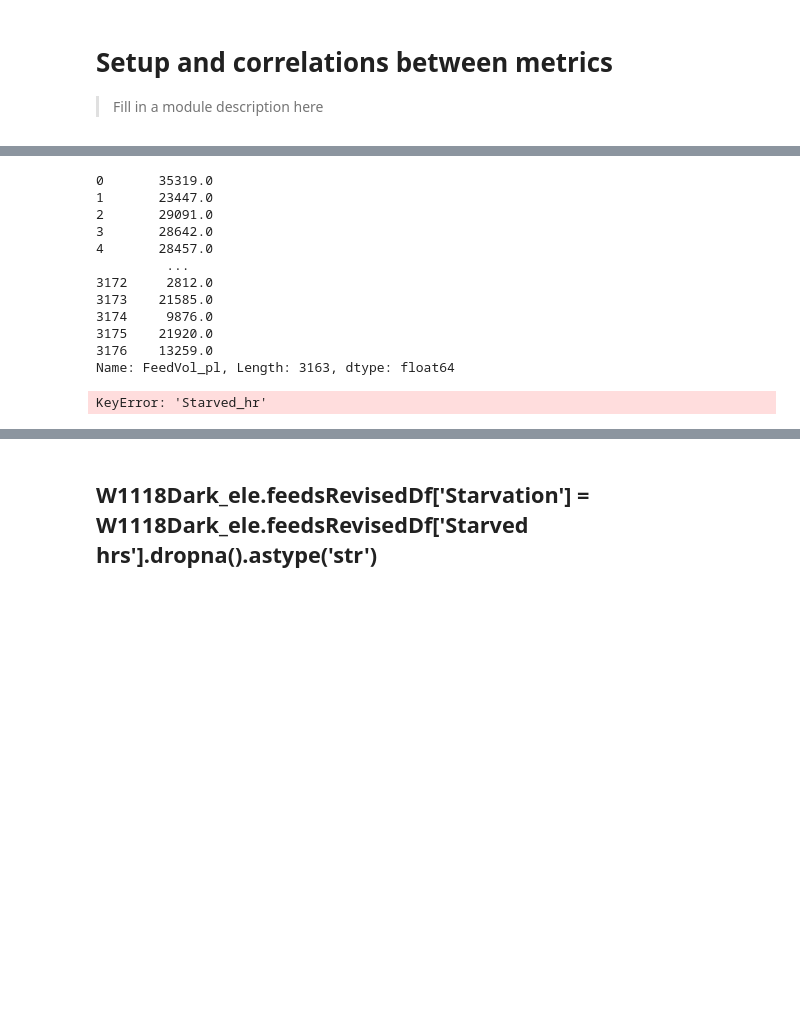
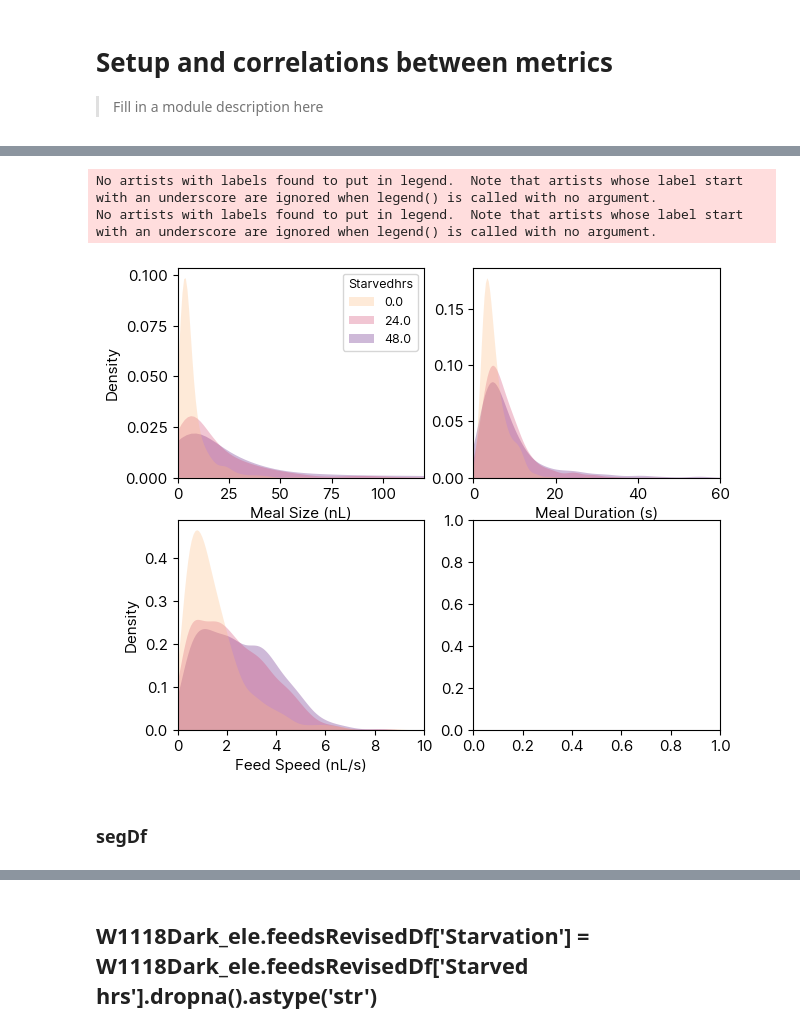
Before and after one commit to sangyu/Holophenotype5HT, a Jupyter notebook: nbs/01_Figures/01_Setup.ipynb, the cells around one changed output, grey strips where cells are left out. Saved outputs shown, nothing was run; the diff lists cells and outputs as text; code cells hidden in the pictures; blank space fills up the shorter version.

```diff
--- a/nbs/01_Figures/01_Setup.ipynb
+++ b/nbs/01_Figures/01_Setup.ipynb
@@ -83,21 +82,54 @@ sns.kdeplot(W1118Dark_ele.feedsRevisedDf['FeedSpeed_nl/s'])
-# %%
-# W1118Dark_ele.feedsRevisedDf['Starved_hrs'] = W1118Dark_ele.feedsRevisedDf['Starved_hrs'].astype('str')
-W1118Dark_ele.feedsRevisedDf['FeedVol_pl']
-# %% [output]
-0       35319.0
-1       23447.0
-2       29091.0
-3       28642.0
-4       28457.0
-         ...
-3172     2812.0
-3173    21585.0
-3174     9876.0
-3175    21920.0
-3176    13259.0
-Name: FeedVol_pl, Length: 3163, dtype: float64
-# %%
-a, b, c = W1118Dark_ele.plotStacked(endMin = 120, metricsToStack = ['Volume', 'Speed'], colorBy = 'Starved_hr',
-                                    figsize = [16*cm, 20*cm], dotratio = 30, plotNonFeeders=False, dotbase=1, )
-# %% [output]
-KeyError: 'Starved_hr'
+# %%
+setFont('inter', 11)
+
+WTStarvedPaletteFloat = {'0.0':sns.color_palette("magma")[5], '24.0':sns.color_palette("magma")[3], '48.0':sns.color_palette("magma")[1]}
+
+histMetrics = {'FeedVol_nl':'Meal Size (nL)',
+               'FeedDuration_s':'Meal Duration (s)',
+               'FeedSpeed_nl/s':'Feed Speed (nL/s)'}
+xlim = {'FeedVol_nl':[0, 120],
+               'FeedDuration_s':[0, 60],
+               'FeedSpeed_nl/s':[0, 10]}
+
+f, axes = plt.subplots(2, 2)
+f.set_size_inches(7, 6)
+setFont('inter', 9)
+n= 0
+for m in histMetrics.keys():
+    segDf = W1118Dark_ele.feedsRevisedDf.melt(value_vars = [m], id_vars = ['ChamberID', 'Starvedhrs']).dropna().sort_values(by = 'Starvedhrs')
+    # sns.histplot(segDf, x = 'value', ax = axes.flatten()[0], bins = 20, alpha = .2, hue='Starvedhrs')
+    sns.kdeplot(segDf, x = 'value', ax = axes.flatten()[n], hue='Starvedhrs', palette=WTStarvedPaletteFloat,
+                fill=True, common_norm=False,
+   alpha=.3, linewidth=0,)
+    axes.flatten()[n].locator_params(nbins=5)
+    if n != 0:
+        axes.flatten()[n].legend().remove()
+    axes.flatten()[n].set_xlabel(histMetrics[m])
+    if n%2 == 1:
+        axes.flatten()[n].set_ylabel('')
+    else:
+        axes.flatten()[n].set_ylabel('Density')
+    axes.flatten()[n].set_xlim(xlim[m])
+    n = n+1
+# axes[0].set_xlim(-0.001, 0.07)
+# axes[0].set_xlabel('Meal Size (ul)')
+
+# sns.histplot(W1118Dark_ele.feedsRevisedDf['FeedDuration_s'], ax = axes[1], stat = 'density', alpha = .2)
+# sns.kdeplot(W1118Dark_ele.feedsRevisedDf['FeedDuration_s'], ax = axes[1])
+# axes[1].set_xlim(-0.01, 40)
+# axes[1].set_ylabel('')
+# axes[1].set_xlabel('Meal Duration (s)')
+
+# sns.histplot(W1118Dark_ele.feedsRevisedDf['FeedSpeed_nl/s'], ax = axes[2], stat = 'density', alpha = .2)
+# sns.kdeplot(W1118Dark_ele.feedsRevisedDf['FeedSpeed_nl/s'], ax = axes[2])
+# axes[2].set_xlim(-0.1, 10)
+# axes[2].set_ylabel('')
+# axes[2].set_xlabel('Feed Speed (nl/s)')
+# f.tight_layout()
+# f.savefig(W1118Dark_ele.outputFolder+'/hists.svg', bbox_inches='tight', pad_inches=0)
+# %% [output]
+No artists with labels found to put in legend.  Note that artists whose label start with an underscore are ignored when legend() is called with no argument.
+No artists with labels found to put in legend.  Note that artists whose label start with an underscore are ignored when legend() is called with no argument.
+[figure, added]
+# %% [markdown]
+### segDf
```
Also changed, not shown: parts of 19 cells of this notebook, 3 other files.
